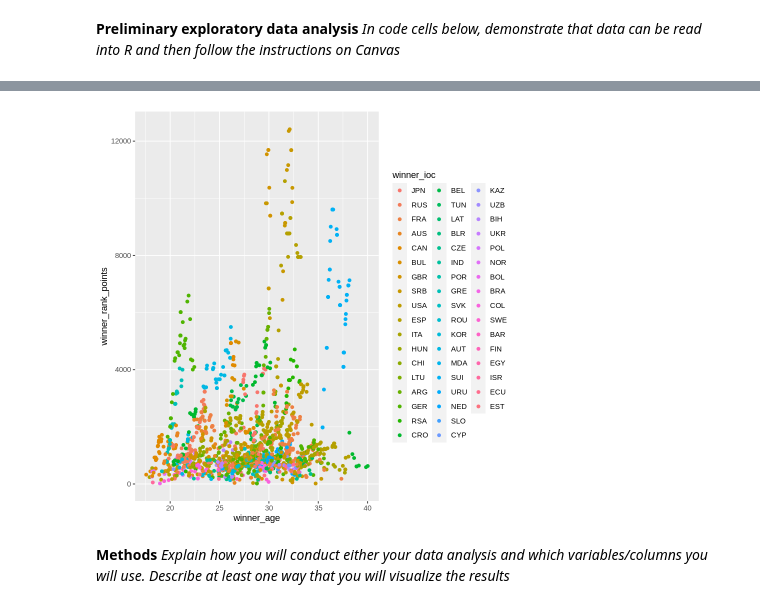
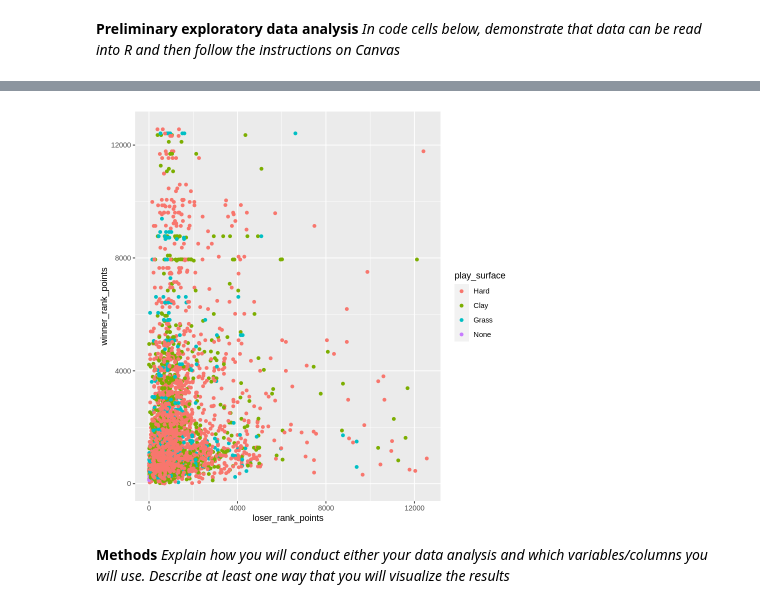
Before and after one commit to EliNAdr/DSCI-100_007-13, a Jupyter notebook: Proposal.ipynb, the cells around one changed output, grey strips where cells are left out. Cells and saved outputs as stored; diff of their text form; code cells hidden in the pictures.

```diff
--- a/Proposal.ipynb
+++ b/Proposal.ipynb
@@ -19,13 +19,13 @@ tennis_data <- read_csv("tennis_data.csv", show_col_types = FALSE) |>
     select(play_surface, total_rank_points, total_age, total_height, minutes, winner_hand, winner_age, winner_ht, winner_rank_points, winner_ioc, loser_hand, loser_age, loser_ht, loser_rank_points, loser_ioc)
 #tennis_data
 
-tennis_split <- initial_split(tennis_data, prop = .75, strata = )
+tennis_split <- initial_split(tennis_data, prop = .75, strata = winner_ioc)
 tennis_train <- training(tennis_split)
 tennis_test <- testing(tennis_split)
 # tennis_train
 # tennis_test
 
-demo_plot <- ggplot(tennis_test, aes(x = winner_age, y = winner_rank_points, colour = winner_ioc)) +
+demo_plot <- ggplot(tennis_train, aes(x = loser_rank_points, y = winner_rank_points, colour = play_surface)) +
     geom_point() #+
     #labs(title = "Players' Ages and Playing Surface", x = "Winner's Age", y = "Play Time (minutes)", colour = "Playing Surface")
 demo_plot
@@ -35,4 +37,4 @@ New names:
-[figure, old version]
+[figure, new version]
 # %% [markdown]
 **Methods**
 *Explain how you will conduct either your data analysis and which variables/columns you will use.
```
Also changed, not shown: parts of 1 cell of this notebook.
